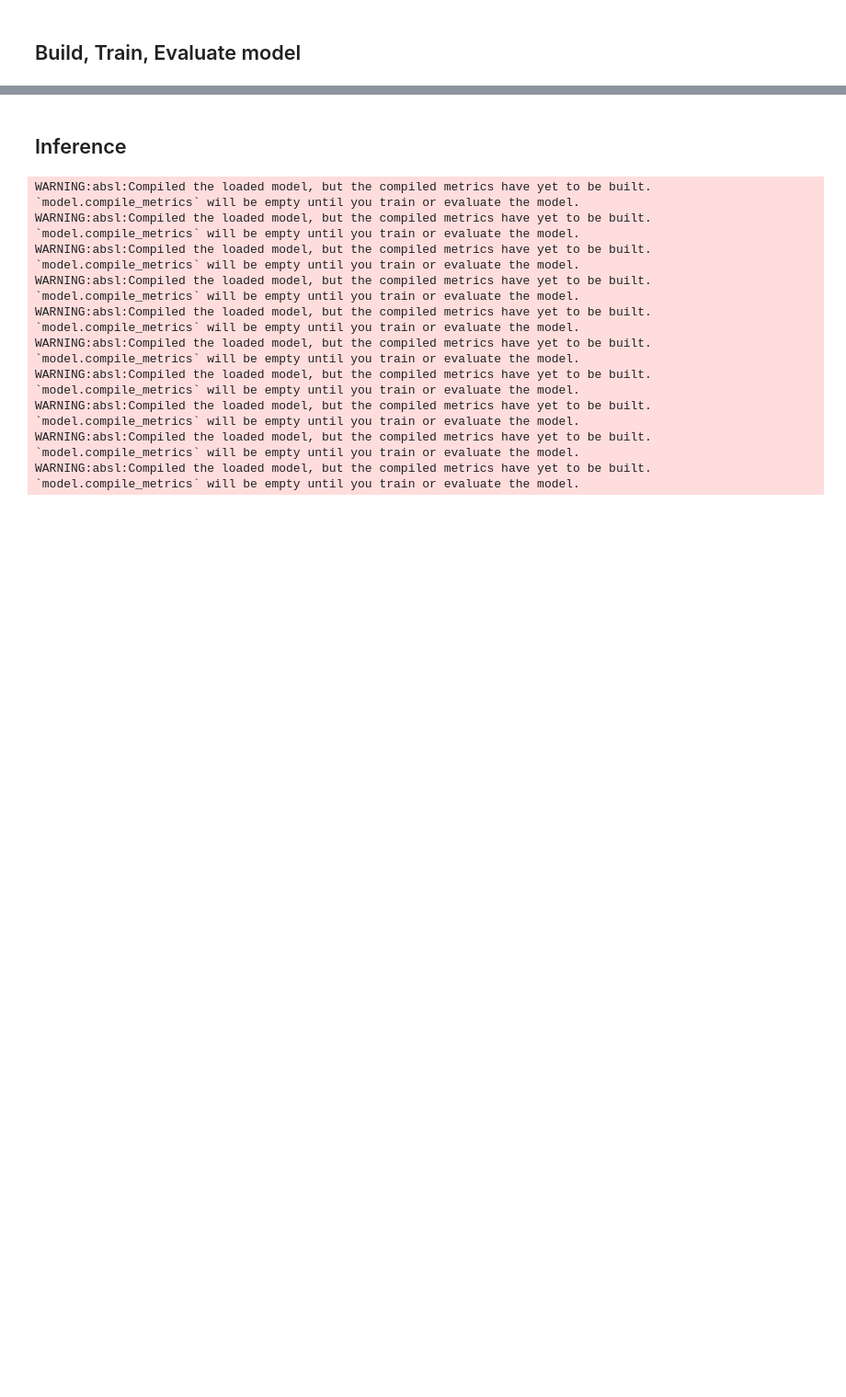
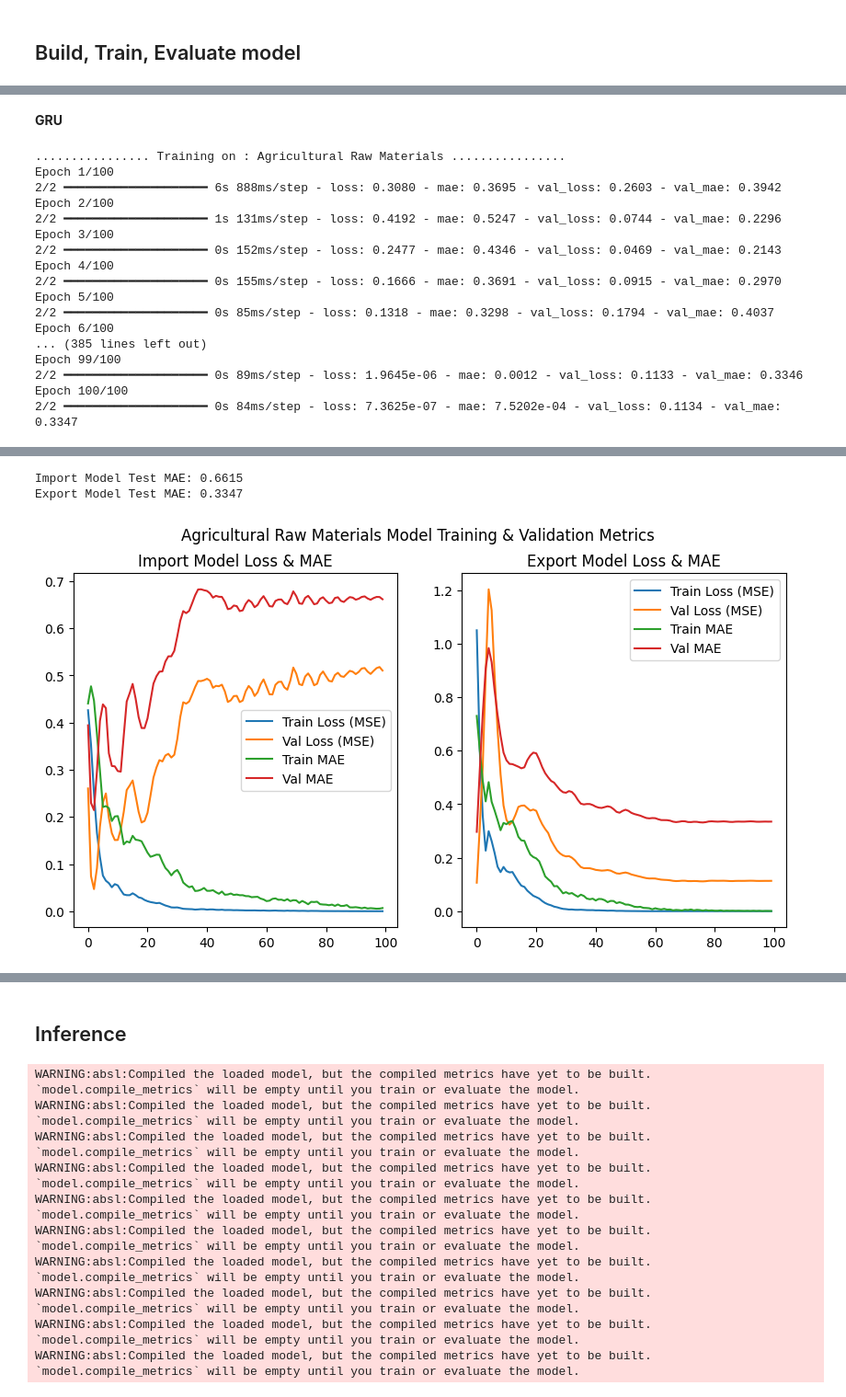
Before and after one commit to Dewdiii/Forecasting-Industry-Growth-Based-on-Historical-Trade-Data-Exports-Imports-in-Sri-Lanka., a Jupyter notebook: ImpExp.ipynb, the cells around one changed output, grey strips where cells are left out. Shown at 92% size. Saved outputs shown, nothing was run; the diff lists cells and outputs as text; code cells hidden in the pictures; blank space fills up the shorter version.

Commit message:
Updated with 3 training models using Colab

```diff
--- a/ImpExp.ipynb
+++ b/ImpExp.ipynb
@@ -119,2 +123,10 @@ Import Data Shape :  (9,)
+# %%
+def train_test_split_ts(X, Y1, Y2, train_ratio=0.8):
+    split_index = int(len(X) * train_ratio)
+    return X[:split_index], X[split_index:], Y1[:split_index], Y1[split_index:], Y2[:split_index], Y2[split_index:]
+
+# Use the functions
+X, Y1, Y2 = make_ts_dataset("Agricultural Raw Materials", selective_window=7)
+X_train, X_test, Y1_train, Y1_test, Y2_train, Y2_test = train_test_split_ts(X, Y1, Y2)
 # %% [markdown]
 ## Build, Train, Evaluate model
@@ -120,0 +321,9 @@ Import Data Shape :  (9,)
+# %%
+# Train model
+model_exp, model_imp, history_exp, history_imp = train_lstm_model('Capital Goods')
+
+# Evaluate
+evaluate_lstm(model_exp, X_test, Y1_test, "Export")
+evaluate_lstm(model_imp, X_test, Y2_test, "Import")
+# %% [markdown]
+**GRU**
@@ -120,0 +419,20 @@ Import Data Shape :  (9,)
+# %%
+run_ts_model("Agricultural Raw Materials")
+# %% [output]
+................ Training on : Agricultural Raw Materials ................
+Epoch 1/100
+2/2 ━━━━━━━━━━━━━━━━━━━━ 6s 888ms/step - loss: 0.3080 - mae: 0.3695 - val_loss: 0.2603 - val_mae: 0.3942
+Epoch 2/100
+2/2 ━━━━━━━━━━━━━━━━━━━━ 1s 131ms/step - loss: 0.4192 - mae: 0.5247 - val_loss: 0.0744 - val_mae: 0.2296
+Epoch 3/100
+2/2 ━━━━━━━━━━━━━━━━━━━━ 0s 152ms/step - loss: 0.2477 - mae: 0.4346 - val_loss: 0.0469 - val_mae: 0.2143
+Epoch 4/100
+2/2 ━━━━━━━━━━━━━━━━━━━━ 0s 155ms/step - loss: 0.1666 - mae: 0.3691 - val_loss: 0.0915 - val_mae: 0.2970
+Epoch 5/100
+2/2 ━━━━━━━━━━━━━━━━━━━━ 0s 85ms/step - loss: 0.1318 - mae: 0.3298 - val_loss: 0.1794 - val_mae: 0.4037
+Epoch 6/100
+... (385 lines left out)
+Epoch 99/100
+2/2 ━━━━━━━━━━━━━━━━━━━━ 0s 89ms/step - loss: 1.9645e-06 - mae: 0.0012 - val_loss: 0.1133 - val_mae: 0.3346
+Epoch 100/100
+2/2 ━━━━━━━━━━━━━━━━━━━━ 0s 84ms/step - loss: 7.3625e-07 - mae: 7.5202e-04 - val_loss: 0.1134 - val_mae: 0.3347
@@ -120,0 +441,3 @@ Import Data Shape :  (9,)
+Import Model Test MAE: 0.6615
+Export Model Test MAE: 0.3347
+[figure, added]
```
Also changed, not shown: parts of 34 cells of this notebook.
